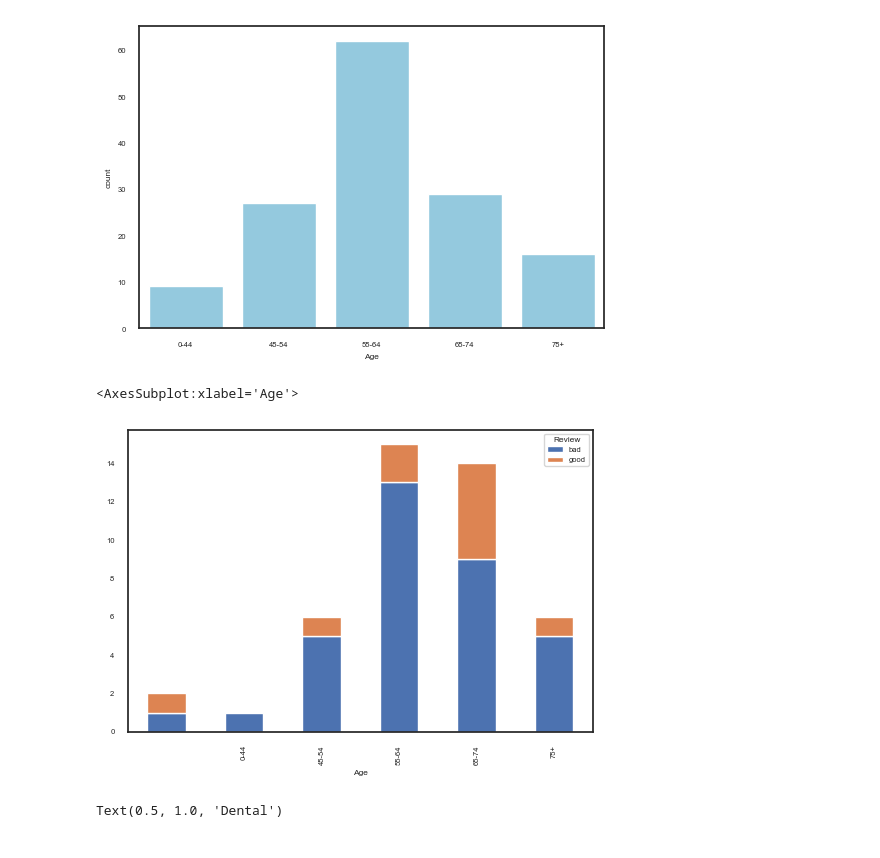
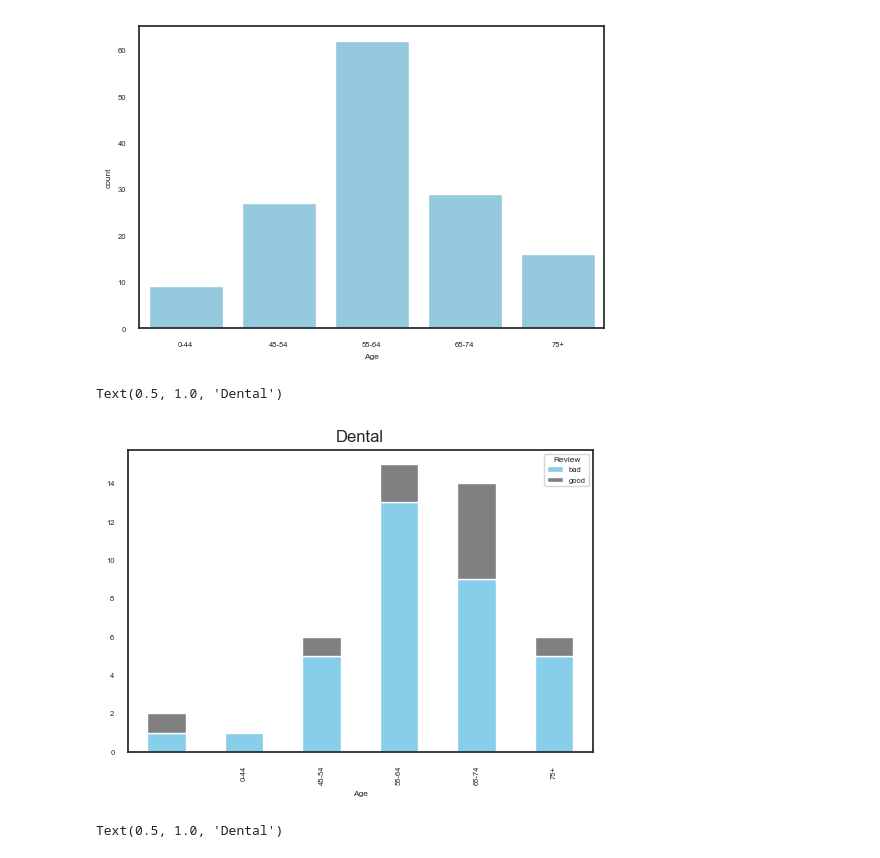
Before and after one commit to woonsupkim/DrugReview, a Jupyter notebook: Woon_after_Classification.ipynb, the cells around one changed output. Drawn from its saved outputs; the diff is of its cells as text; code cells hidden in the pictures.

```diff
--- a/Woon_after_Classification.ipynb
+++ b/Woon_after_Classification.ipynb
@@ -534,10 +536,11 @@ sns.countplot(x = 'Age', data = df_gastro[df_gastro['Review'] == 'bad'], color =
 [figure]
 # %%
 df_plot = df_dental.groupby(['Age', 'Review']).size().reset_index().pivot(columns='Review', index='Age', values=0)
-df_plot.plot(kind='bar', stacked=True)
+df_plot.plot(kind='bar', stacked=True, color=["skyblue", "gray"])
+plt.title('Dental', fontsize=12)
 # %% [output]
-<AxesSubplot:xlabel='Age'>
+Text(0.5, 1.0, 'Dental')
-[figure, old version]
+[figure, new version]
 # %%
 sns.countplot(x = 'Age', data = df_dental, color = 'skyblue', order=["0-44", "45-54", "55-64", "65-74", "75+"])
 plt.title('Dental', fontsize=12)
```
Also changed, not shown: parts of 8 cells of this notebook.
